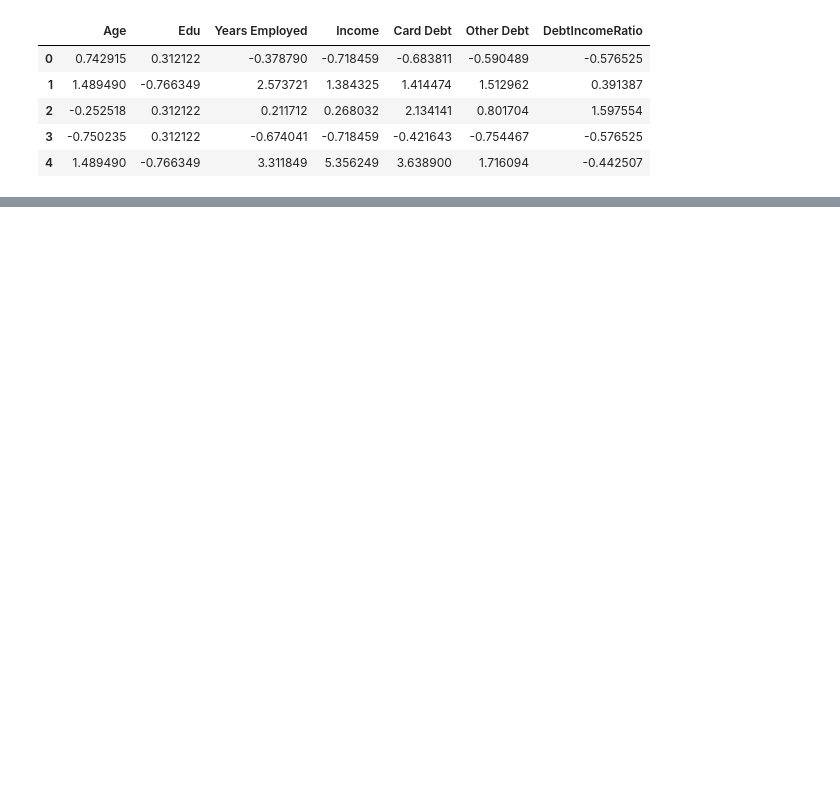
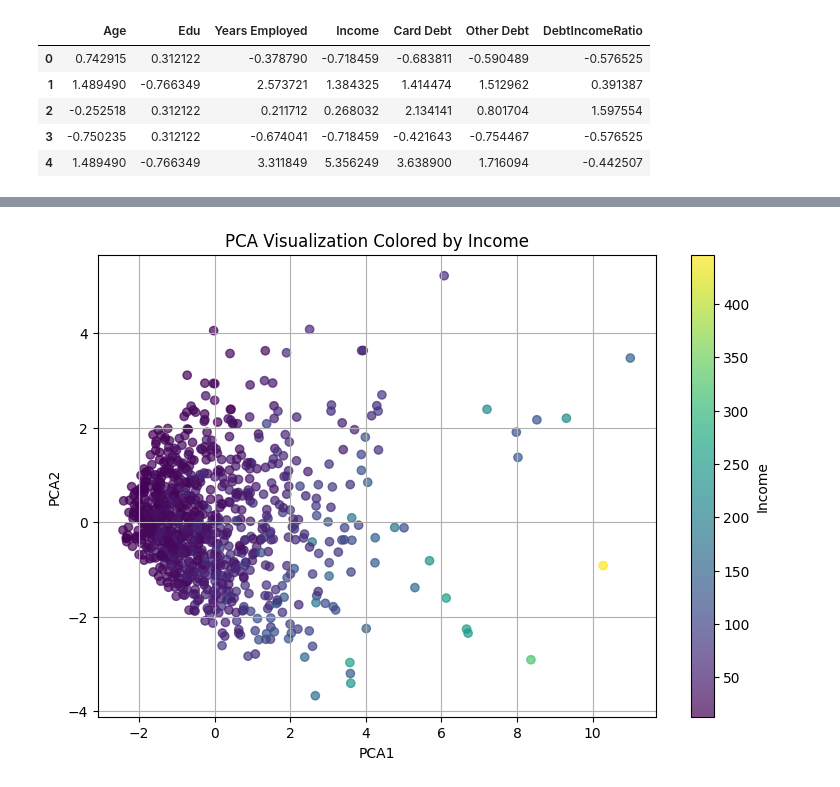
Before and after one commit to ipekgulsencelik/Python_Bootcamp, a Jupyter notebook: 04_Machine_Learning/06_KMeans.ipynb, the cells around one changed output, grey strips where cells are left out. Saved outputs shown, nothing was run; the diff lists cells and outputs as text; code cells hidden in the pictures; blank space fills up the shorter version.

```diff
--- a/04_Machine_Learning/06_KMeans.ipynb
+++ b/04_Machine_Learning/06_KMeans.ipynb
@@ -129,0 +264,22 @@ Converged at iteration 20: strict convergence.
+# %%
+plt.figure(figsize=(9,6)) # PCA ile 2 boyutlu görselleştirme için bir grafik oluşturur.
+
+scatter = plt.scatter(
+    df['PCA1'], # PCA1 bileşenini x eksenine, PCA2 bileşenini y eksenine yerleştirir.
+    df['PCA2'], # PCA2 bileşenini y eksenine yerleştirir.
+    alpha=0.7, # Noktaların saydamlık seviyesini 0.7 olarak belirler.
+    c=df['Income'], # Noktaların rengini 'Income' sütununa göre belirler.
+    cmap='viridis' # Renk haritasını 'viridis' olarak ayarlar.
+) # Verileri PCA1 ve PCA2 bileşenlerine göre renklerle görselleştirir.
+
+cbar = plt.colorbar(scatter) # Renk skalası için bir colorbar ekler.
+cbar.set_label('Income') # Colorbar'ın etiketini 'Income' olarak belirler.
+
+plt.title('PCA Visualization Colored by Income') # Grafiğin başlığını belirler.
+plt.xlabel('PCA1') # X ekseninin etiketini belirler.
+plt.ylabel('PCA2') # Y ekseninin etiketini belirler.
+plt.grid() # Grid (ızgara) ekler.
+
+plt.show()
+# %% [output]
+[figure, added]
```
Also changed, not shown: parts of 19 cells of this notebook.
